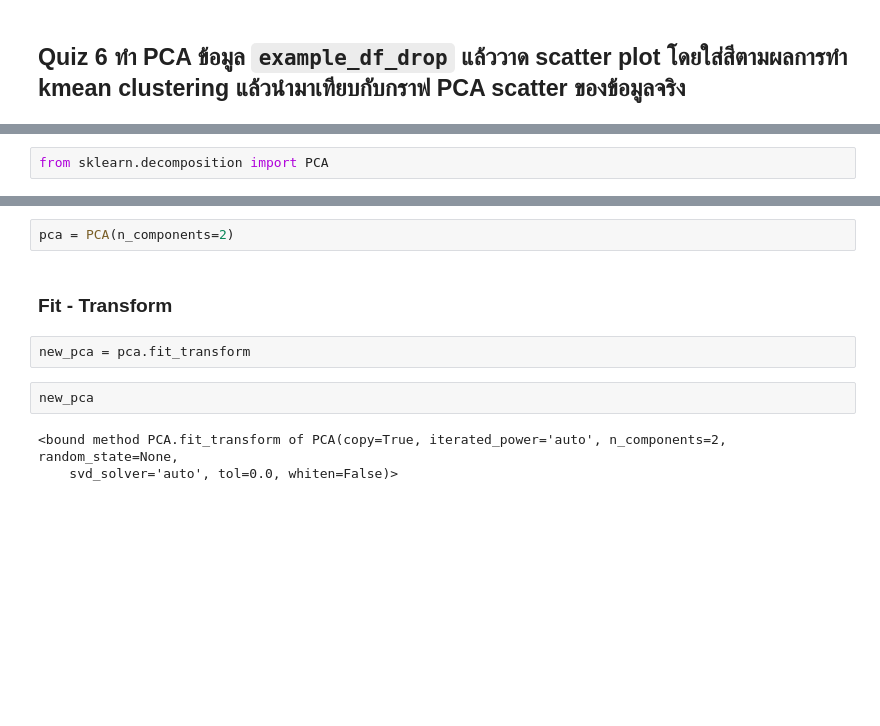
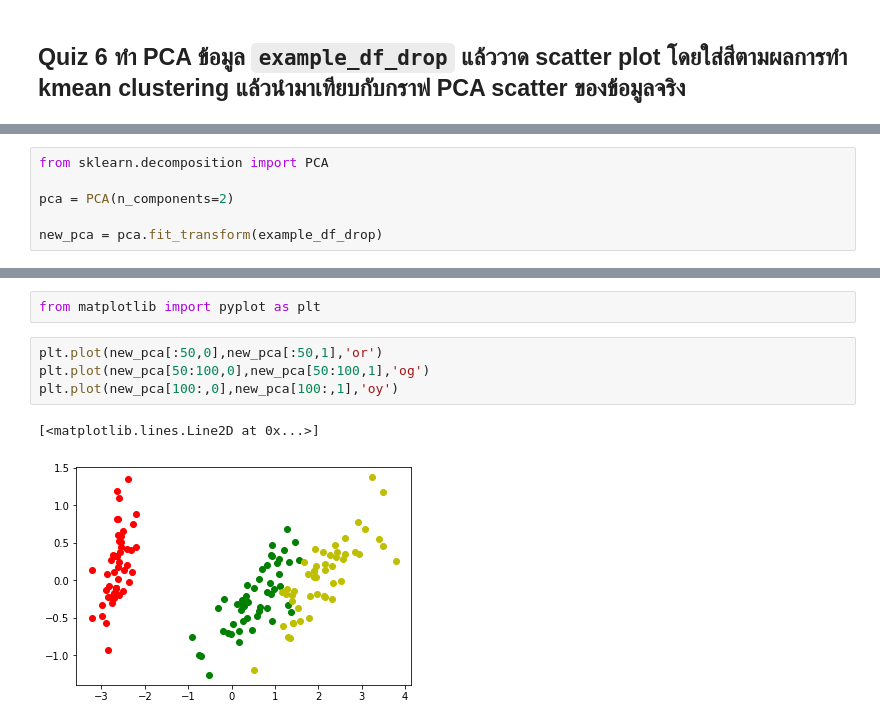
Before and after one commit to Umaporn19/multivariate, a Jupyter notebook: Chapter_6_Cluster_Analysis.ipynb, the cells around one changed output, grey strips where cells are left out. Saved outputs shown, nothing was run; the diff lists cells and outputs as text; blank space fills up the shorter version.

```diff
--- a/Chapter_6_Cluster_Analysis.ipynb
+++ b/Chapter_6_Cluster_Analysis.ipynb
@@ -91,2 +89,6 @@ array([0, 3, 3, 3, 0, 0, 3, 0, 3, 3, 0, 3, 3, 3, 0, 0, 0, 0, 0, 0, 0, 0,
 # %%
 from sklearn.decomposition import PCA
+
+pca = PCA(n_components=2)
+
+new_pca = pca.fit_transform(example_df_drop)
@@ -95,11 +95,9 @@ from sklearn.decomposition import PCA
-# %%
-pca = PCA(n_components=2)
-# %% [markdown]
-### Fit - Transform
-# %%
-new_pca = pca.fit_transform
-# %%
-new_pca
-# %% [output]
-<bound method PCA.fit_transform of PCA(copy=True, iterated_power='auto', n_components=2, random_state=None,
-    svd_solver='auto', tol=0.0, whiten=False)>
+# %%
+from matplotlib import pyplot as plt
+# %%
+plt.plot(new_pca[:50,0],new_pca[:50,1],'or')
+plt.plot(new_pca[50:100,0],new_pca[50:100,1],'og')
+plt.plot(new_pca[100:,0],new_pca[100:,1],'oy')
+# %% [output]
+[<matplotlib.lines.Line2D at 0x...>]
+[figure, added]
```
Also changed, not shown: parts of 4 cells of this notebook.
